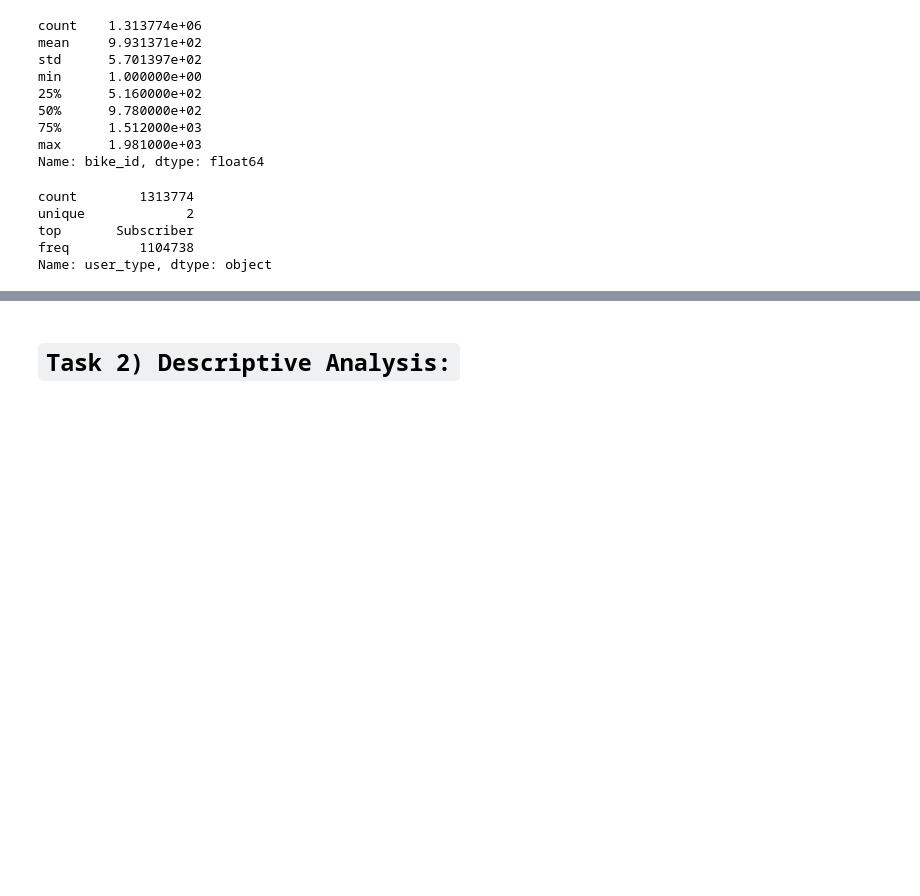
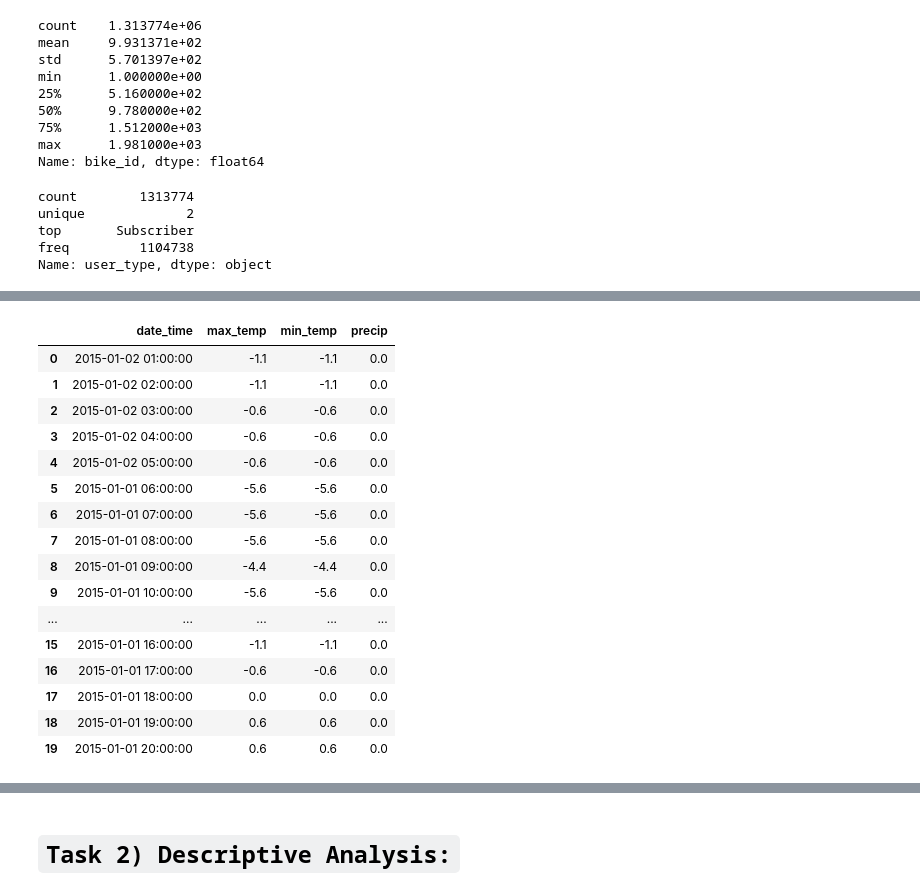
Before and after one commit to NiklasNesseler/ProjectNotFound, a Jupyter notebook: DSML_GroupProject_Boston2017.ipynb, the cells around one changed output, grey strips where cells are left out. Saved outputs shown, nothing was run; the diff lists cells and outputs as text; code cells hidden in the pictures; blank space fills up the shorter version.

```diff
--- a/DSML_GroupProject_Boston2017.ipynb
+++ b/DSML_GroupProject_Boston2017.ipynb
@@ -173,3 +194,6 @@ end_station_name      1313774
 bike_id               1313774
 user_type             1313774
 dtype: int64
+# %%
+raw_data_weather= pd.read_csv("weather_hourly_boston.csv")
+raw_data_weather["date_time"]=pd.to_datetime(raw_data_weather["date_time"])
@@ -175,0 +214,20 @@ dtype: int64
+# %%
+raw_data_weather.head(20)
+# %% [output]
+|  | date_time | max_temp | min_temp | precip |
+| 0 | 2015-01-02 01:00:00 | -1.1 | -1.1 | 0.0 |
+| 1 | 2015-01-02 02:00:00 | -1.1 | -1.1 | 0.0 |
+| 2 | 2015-01-02 03:00:00 | -0.6 | -0.6 | 0.0 |
+| 3 | 2015-01-02 04:00:00 | -0.6 | -0.6 | 0.0 |
+| 4 | 2015-01-02 05:00:00 | -0.6 | -0.6 | 0.0 |
+| 5 | 2015-01-01 06:00:00 | -5.6 | -5.6 | 0.0 |
+| 6 | 2015-01-01 07:00:00 | -5.6 | -5.6 | 0.0 |
+| 7 | 2015-01-01 08:00:00 | -5.6 | -5.6 | 0.0 |
+| 8 | 2015-01-01 09:00:00 | -4.4 | -4.4 | 0.0 |
+| 9 | 2015-01-01 10:00:00 | -5.6 | -5.6 | 0.0 |
+| ... | ... | ... | ... | ... |
+| 15 | 2015-01-01 16:00:00 | -1.1 | -1.1 | 0.0 |
+| 16 | 2015-01-01 17:00:00 | -0.6 | -0.6 | 0.0 |
+| 17 | 2015-01-01 18:00:00 | 0.0 | 0.0 | 0.0 |
+| 18 | 2015-01-01 19:00:00 | 0.6 | 0.6 | 0.0 |
+| 19 | 2015-01-01 20:00:00 | 0.6 | 0.6 | 0.0 |
```
Also changed, not shown: parts of 15 cells of this notebook.
